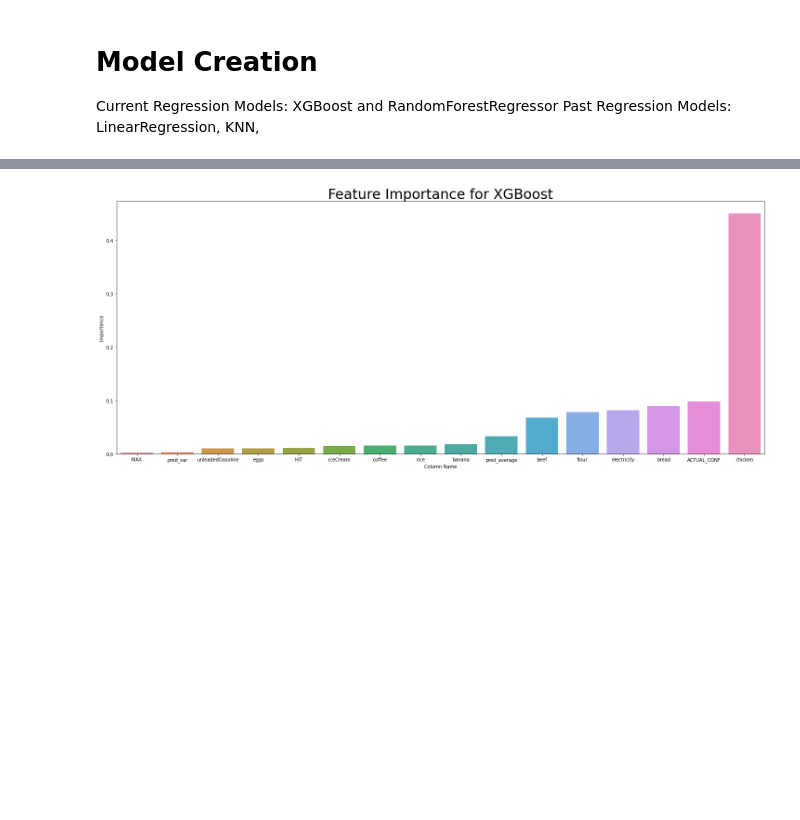
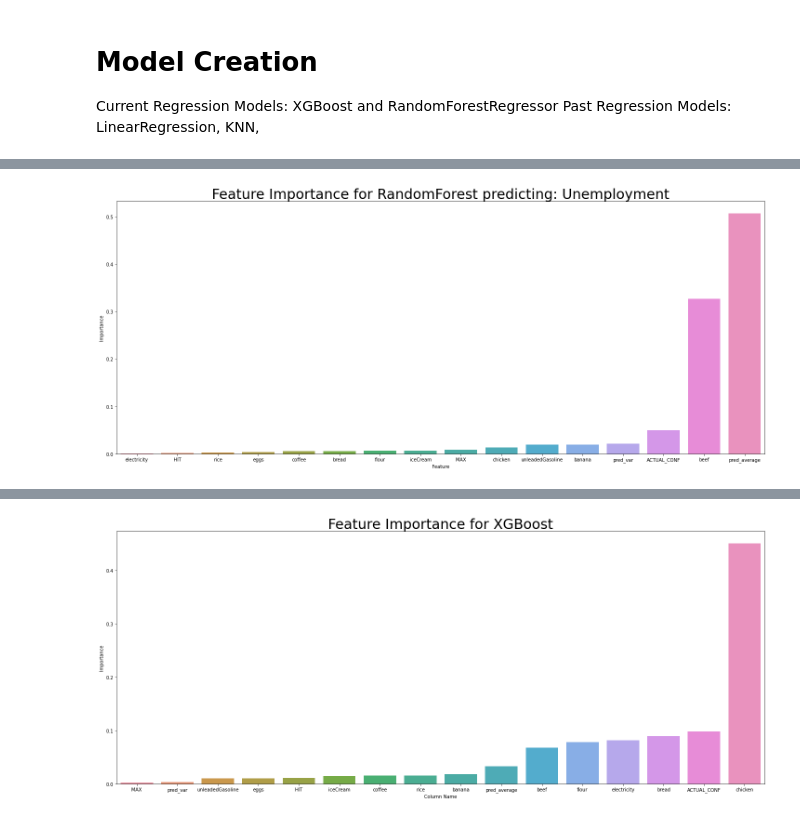
Before and after one commit to mbearw-berkeley/W210-Capstone, a Jupyter notebook: models/RegressionModel Class notebook.ipynb, the cells around one changed output, grey strips where cells are left out. Cells and saved outputs as stored; diff of their text form; code cells hidden in the pictures; blank space fills up the shorter version.

```diff
--- a/models/RegressionModel Class notebook.ipynb
+++ b/models/RegressionModel Class notebook.ipynb
@@ -218 +226,5 @@ rf = RegressionModel("RandomForest", RandomForestRegressor())
+# %%
+rf.get_feature_importance("Unemployment")
+# %% [output]
+[figure, added]
 # %%
```
Also changed, not shown: parts of 15 cells of this notebook, 18 other files.
